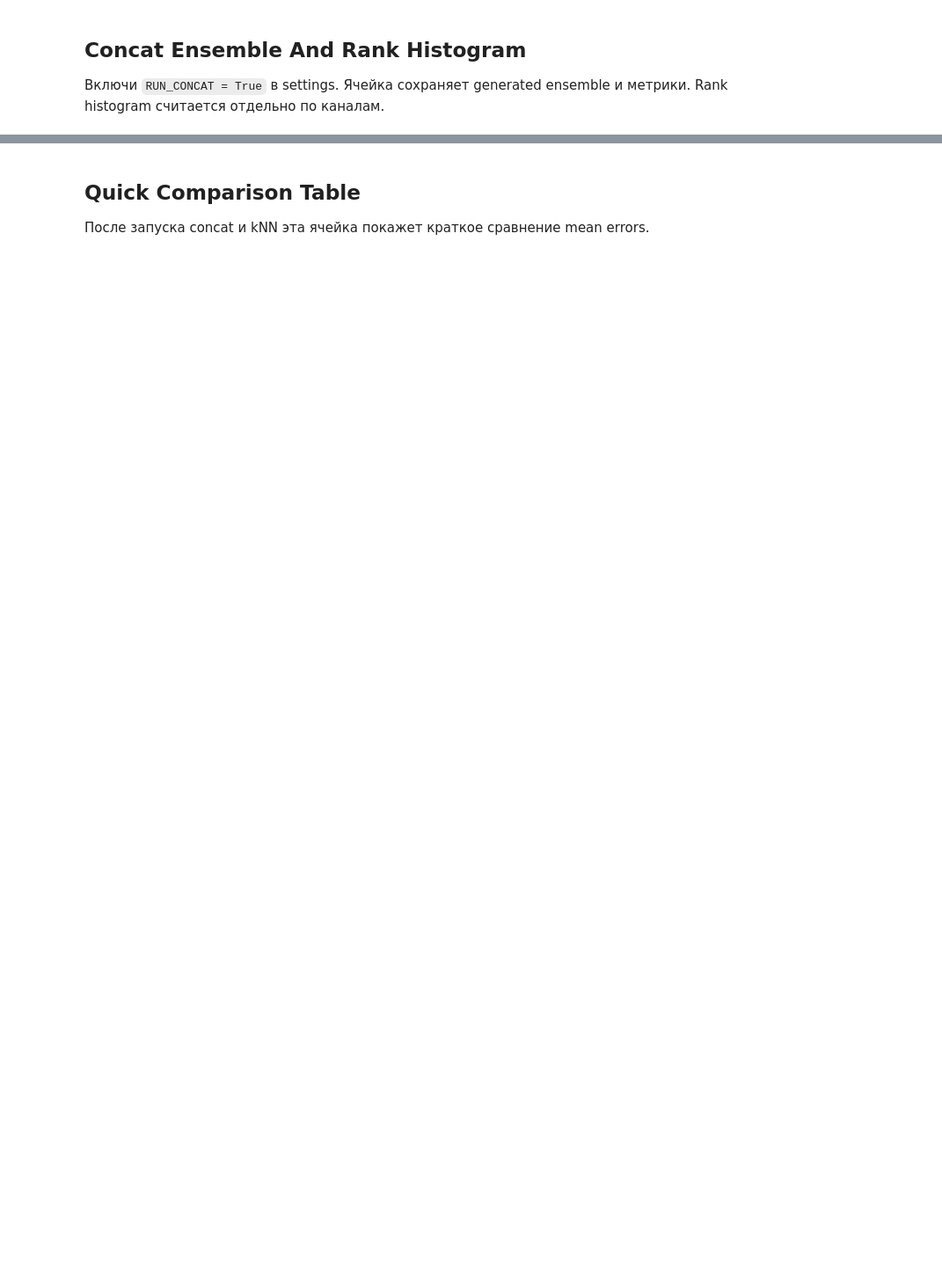
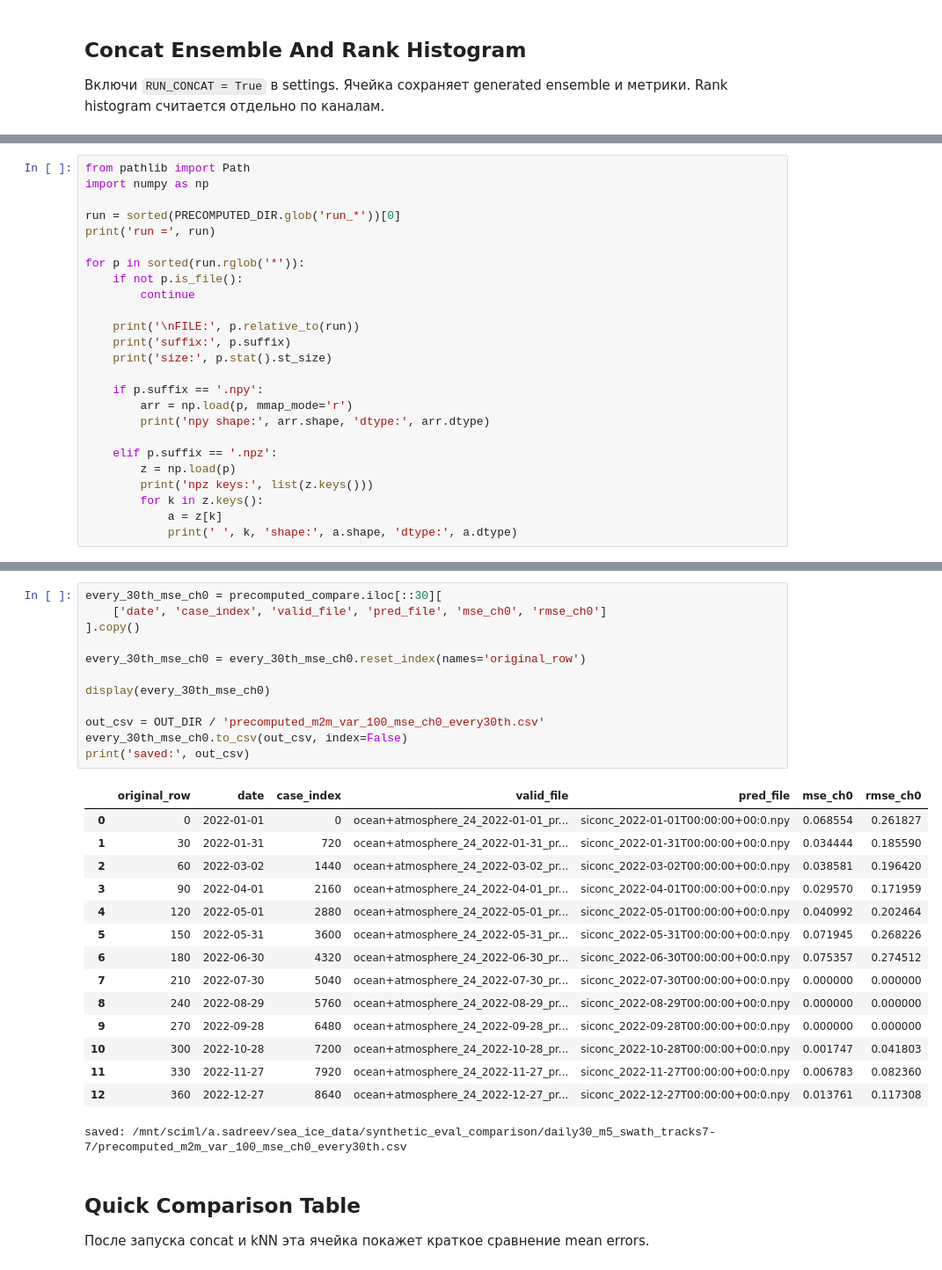
Before and after one commit to SadreevAmir/diffusion_data_assimilation, a Jupyter notebook: experiments_synthetic_eval_comparison.ipynb, the cells around one changed output, grey strips where cells are left out. Shown at 88% size. Drawn from its saved outputs; the diff is of its cells as text; blank space fills up the shorter version.

```diff
--- a/experiments_synthetic_eval_comparison.ipynb
+++ b/experiments_synthetic_eval_comparison.ipynb
@@ -310,0 +497,25 @@ else:
+# %%
+from pathlib import Path
+import numpy as np
+
+run = sorted(PRECOMPUTED_DIR.glob('run_*'))[0]
+print('run =', run)
+
+for p in sorted(run.rglob('*')):
+    if not p.is_file():
+        continue
+
+    print('\nFILE:', p.relative_to(run))
+    print('suffix:', p.suffix)
+    print('size:', p.stat().st_size)
+
+    if p.suffix == '.npy':
+        arr = np.load(p, mmap_mode='r')
+        print('npy shape:', arr.shape, 'dtype:', arr.dtype)
+
+    elif p.suffix == '.npz':
+        z = np.load(p)
+        print('npz keys:', list(z.keys()))
+        for k in z.keys():
+            a = z[k]
+            print(' ', k, 'shape:', a.shape, 'dtype:', a.dtype)
@@ -311,3 +699,31 @@ else:
+# %%
+every_30th_mse_ch0 = precomputed_compare.iloc[::30][
+    ['date', 'case_index', 'valid_file', 'pred_file', 'mse_ch0', 'rmse_ch0']
+].copy()
+
+every_30th_mse_ch0 = every_30th_mse_ch0.reset_index(names='original_row')
+
+display(every_30th_mse_ch0)
+
+out_csv = OUT_DIR / 'precomputed_m2m_var_100_mse_ch0_every30th.csv'
+every_30th_mse_ch0.to_csv(out_csv, index=False)
+print('saved:', out_csv)
+# %% [output]
+|  | original_row | date | case_index | valid_file | pred_file | mse_ch0 | rmse_ch0 |
+| 0 | 0 | 2022-01-01 | 0 | ocean+atmosphere_24_2022-01-01_pr... | siconc_2022-01-01T00:00:00+00:0.npy | 0.068554 | 0.261827 |
+| 1 | 30 | 2022-01-31 | 720 | ocean+atmosphere_24_2022-01-31_pr... | siconc_2022-01-31T00:00:00+00:0.npy | 0.034444 | 0.185590 |
+| 2 | 60 | 2022-03-02 | 1440 | ocean+atmosphere_24_2022-03-02_pr... | siconc_2022-03-02T00:00:00+00:0.npy | 0.038581 | 0.196420 |
+| 3 | 90 | 2022-04-01 | 2160 | ocean+atmosphere_24_2022-04-01_pr... | siconc_2022-04-01T00:00:00+00:0.npy | 0.029570 | 0.171959 |
+| 4 | 120 | 2022-05-01 | 2880 | ocean+atmosphere_24_2022-05-01_pr... | siconc_2022-05-01T00:00:00+00:0.npy | 0.040992 | 0.202464 |
+| 5 | 150 | 2022-05-31 | 3600 | ocean+atmosphere_24_2022-05-31_pr... | siconc_2022-05-31T00:00:00+00:0.npy | 0.071945 | 0.268226 |
+| 6 | 180 | 2022-06-30 | 4320 | ocean+atmosphere_24_2022-06-30_pr... | siconc_2022-06-30T00:00:00+00:0.npy | 0.075357 | 0.274512 |
+| 7 | 210 | 2022-07-30 | 5040 | ocean+atmosphere_24_2022-07-30_pr... | siconc_2022-07-30T00:00:00+00:0.npy | 0.000000 | 0.000000 |
+| 8 | 240 | 2022-08-29 | 5760 | ocean+atmosphere_24_2022-08-29_pr... | siconc_2022-08-29T00:00:00+00:0.npy | 0.000000 | 0.000000 |
+| 9 | 270 | 2022-09-28 | 6480 | ocean+atmosphere_24_2022-09-28_pr... | siconc_2022-09-28T00:00:00+00:0.npy | 0.000000 | 0.000000 |
+| 10 | 300 | 2022-10-28 | 7200 | ocean+atmosphere_24_2022-10-28_pr... | siconc_2022-10-28T00:00:00+00:0.npy | 0.001747 | 0.041803 |
+| 11 | 330 | 2022-11-27 | 7920 | ocean+atmosphere_24_2022-11-27_pr... | siconc_2022-11-27T00:00:00+00:0.npy | 0.006783 | 0.082360 |
+| 12 | 360 | 2022-12-27 | 8640 | ocean+atmosphere_24_2022-12-27_pr... | siconc_2022-12-27T00:00:00+00:0.npy | 0.013761 | 0.117308 |
+saved: /mnt/sciml/a.sadreev/sea_ice_data/synthetic_eval_comparison/daily30_m5_swath_tracks7-7/precomputed_m2m_var_100_mse_ch0_every30th.csv
 # %% [markdown]
 ## Quick Comparison Table
 
```
Also changed, not shown: parts of 16 cells of this notebook, 5 other files.
